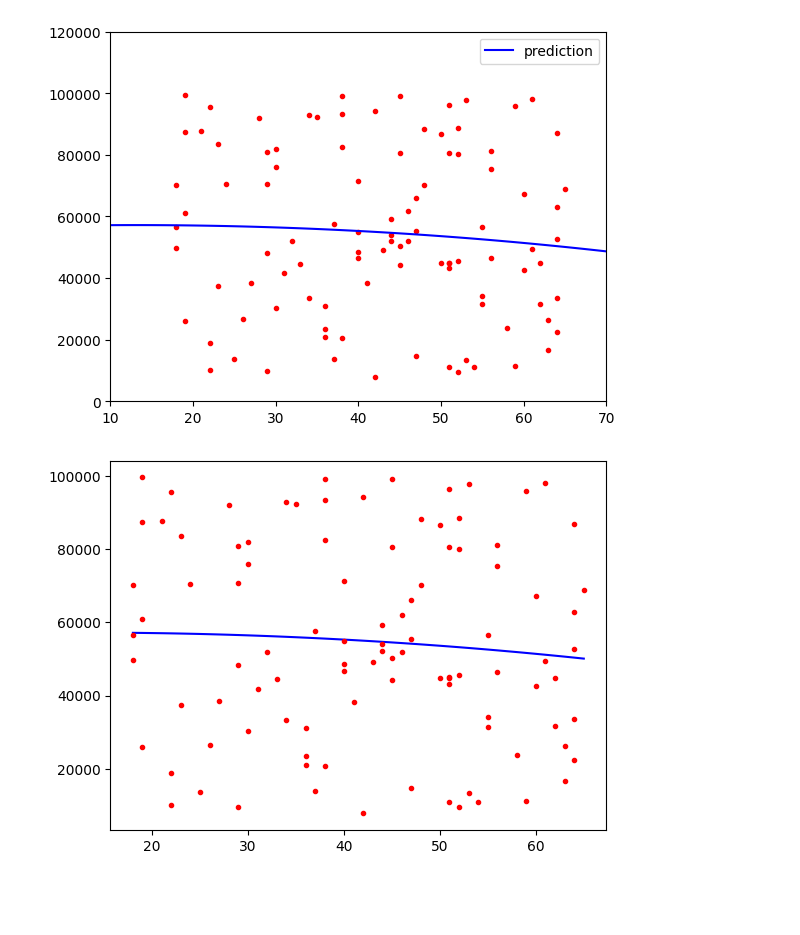
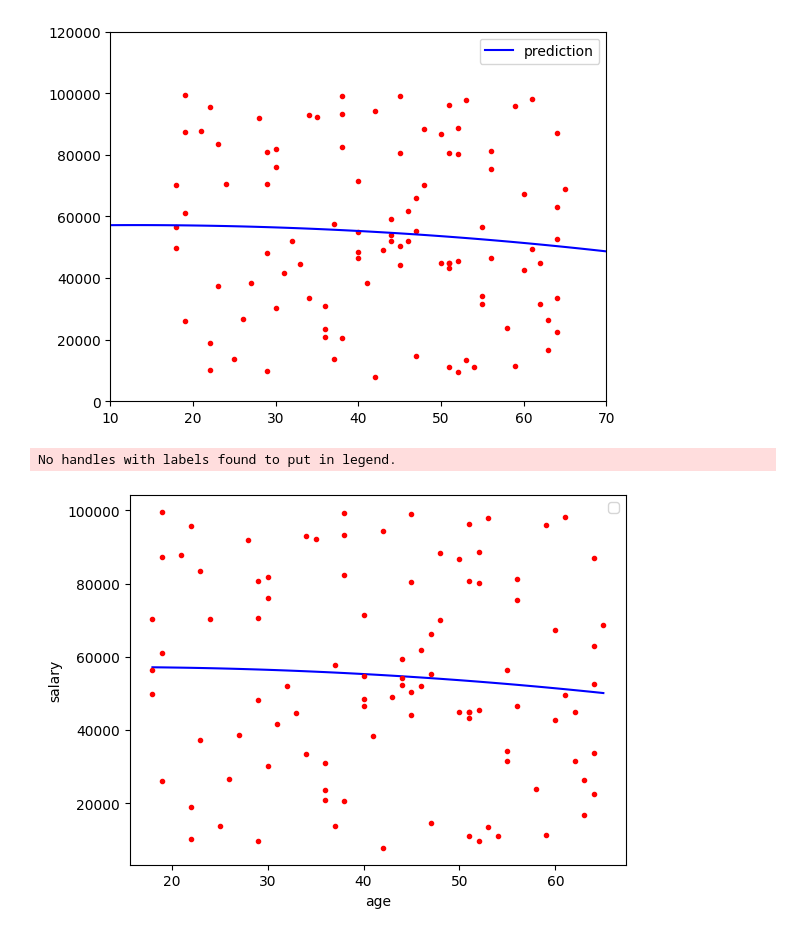
Before and after one commit to d940909492/machine-learning-practice, a Jupyter notebook: Linear_Regression/linear_regression.ipynb, the cells around one changed output. Cells and saved outputs as stored; diff of their text form; code cells hidden in the pictures; blank space fills up the shorter version.

```diff
--- a/Linear_Regression/linear_regression.ipynb
+++ b/Linear_Regression/linear_regression.ipynb
@@ -123,21 +123,25 @@ plt.show()
 # %%
 from sklearn.pipeline import make_pipeline
 from sklearn.preprocessing import PolynomialFeatures, StandardScaler
 from sklearn.linear_model import LinearRegression
 
 def create_pipeline(degree):
     return make_pipeline(PolynomialFeatures(degree=degree),StandardScaler(),LinearRegression())
 
 pipeline = create_pipeline(degree=2)
 pipeline.fit(x3, y3)
 predictions = pipeline.predict(x3)
 
 sorted_indices = np.argsort(x3, axis=0)
 sorted_x3 = np.sort(x3, axis=0)
 sorted_predictions = predictions[sorted_indices]
 
 plt.plot(sorted_x3, sorted_predictions, color='b')
 plt.plot(x3, y3, 'r.')
+plt.xlabel('age')
+plt.ylabel('salary')
+plt.legend()
 plt.show()
 # %% [output]
+No handles with labels found to put in legend.
-[figure, old version]
+[figure, new version]
```
Also changed, not shown: 3 other files.
